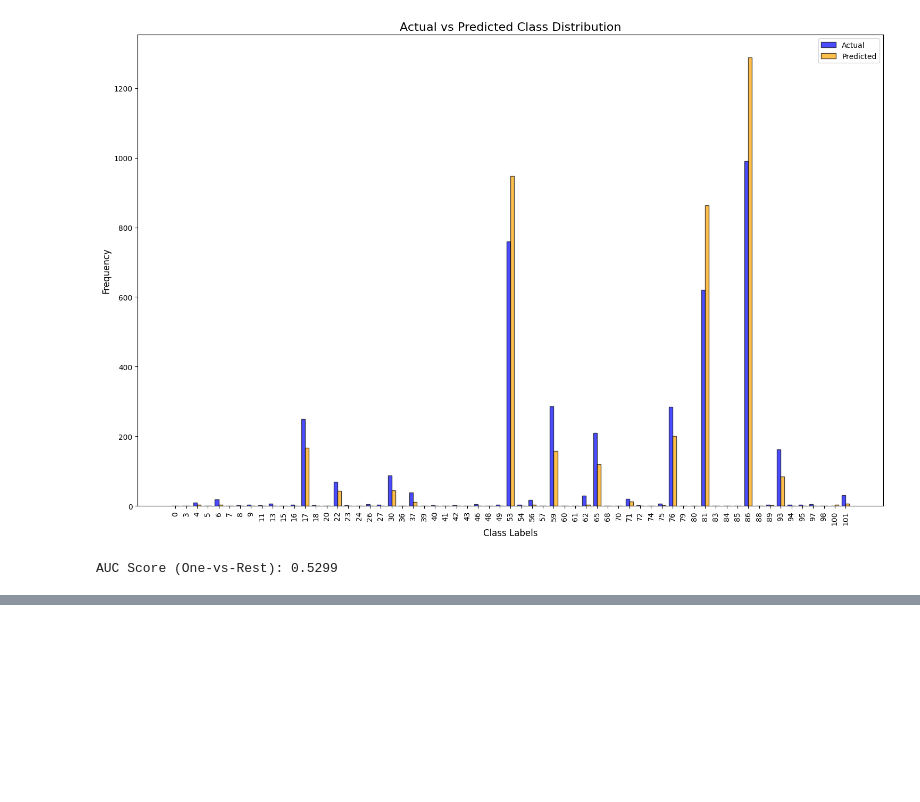
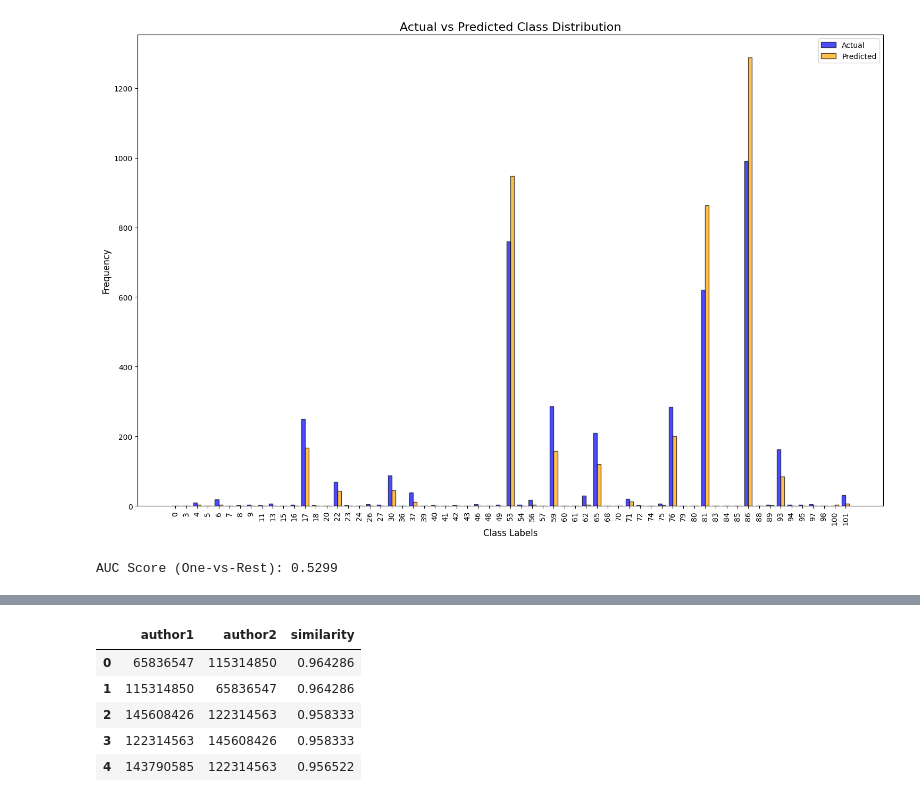
Before and after one commit to shaaf-f/Node-Classification-and-Link-Prediction-Project, a Jupyter notebook: nodeclassification.ipynb, the cells around one changed output, grey strips where cells are left out. Cells and saved outputs as stored; diff of their text form; code cells hidden in the pictures; blank space fills up the shorter version.

```diff
--- a/nodeclassification.ipynb
+++ b/nodeclassification.ipynb
@@ -220,3 +222,16 @@ auc = roc_auc_score(y_test_bin, y_pred_bin, average='macro', multi_class='ovr')
 print(f"AUC Score (One-vs-Rest): {auc:.4f}")
 # %% [output]
 AUC Score (One-vs-Rest): 0.5299
+# %%
+from neo4j import GraphDatabase
+uri = "bolt://localhost:7687"  # Replace with your Neo4j URI
+user = "neo4j"                # Replace with your username
+password = "sajalali2003"         # Replace with your password
+driver = GraphDatabase.driver(uri, auth=(user, password))
+# %%
+# Function to run a Cypher query and return the results as a pandas DataFrame
+def run_query(query):
+    with driver.session() as session:
+        result = session.run(query)
+        # Convert the result to a list of dictionaries and then to a pandas DataFrame
+        return pd.DataFrame([record.data() for record in result])
@@ -222,0 +325,20 @@ AUC Score (One-vs-Rest): 0.5299
+# %%
+# Query to run Jaccard Similarity
+query = """
+CALL gds.nodeSimilarity.stream('co-authorship_graph', {
+    similarityMetric: 'JACCARD'
+})
+YIELD node1, node2, similarity
+RETURN gds.util.asNode(node1).ID AS author1, gds.util.asNode(node2).ID AS author2, similarity
+ORDER BY similarity DESC
+LIMIT 10;
+"""
+node_similarity_results = run_query(query)
+node_similarity_results.head()
+# %% [output]
+|  | author1 | author2 | similarity |
+| 0 | 65836547 | 115314850 | 0.964286 |
+| 1 | 115314850 | 65836547 | 0.964286 |
+| 2 | 145608426 | 122314563 | 0.958333 |
+| 3 | 122314563 | 145608426 | 0.958333 |
+| 4 | 143790585 | 122314563 | 0.956522 |
```
Also changed, not shown: parts of 17 cells of this notebook.
